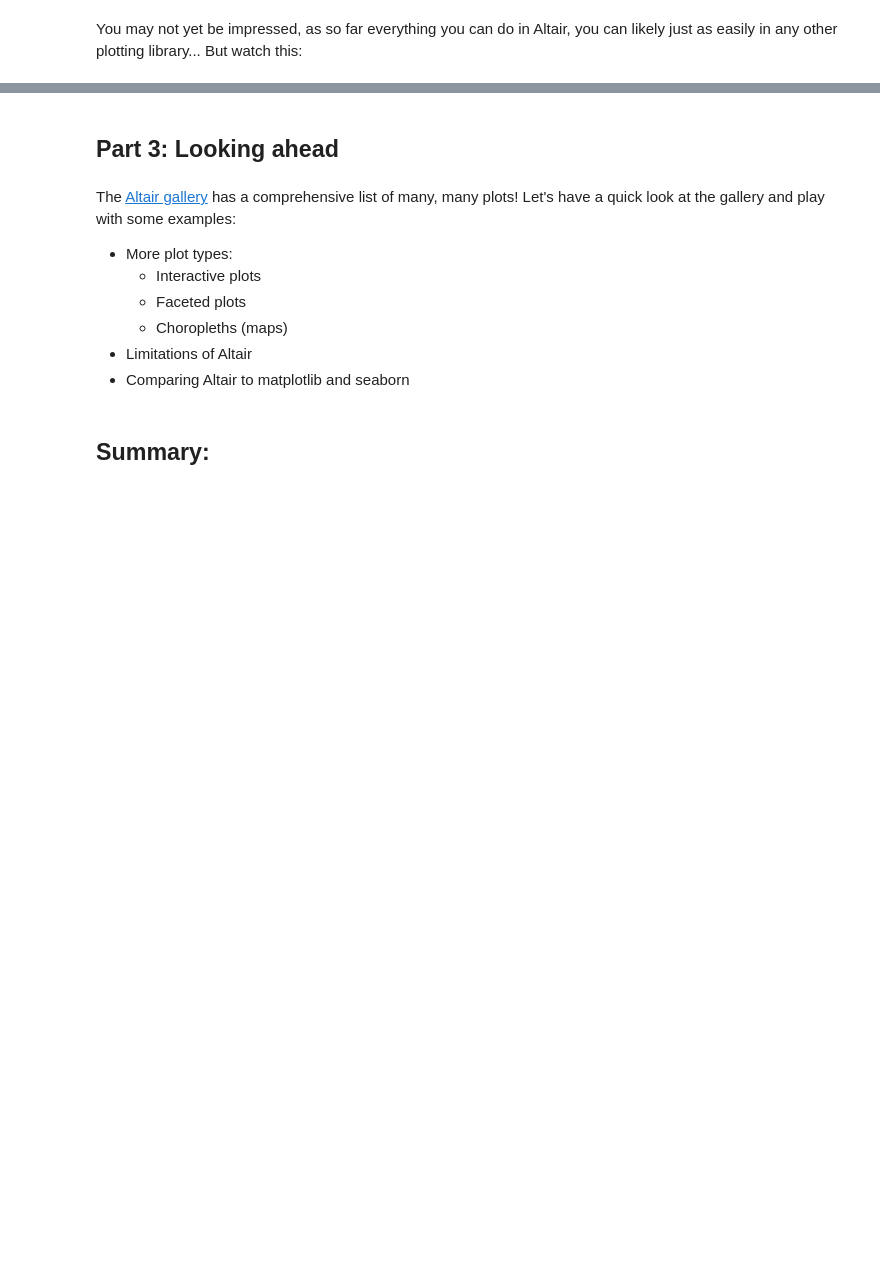
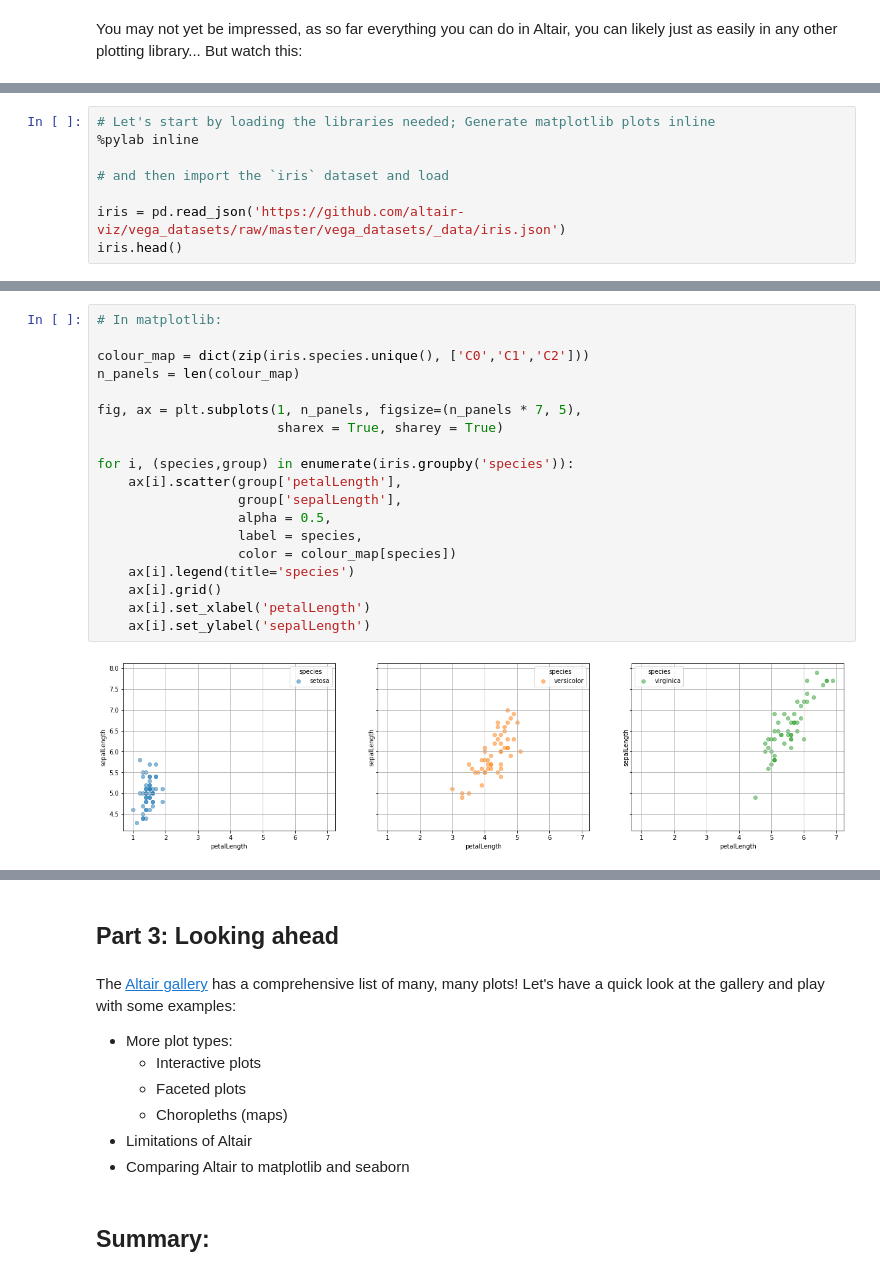
Before and after one commit to firasm/syzygy_demo, a Jupyter notebook: SampleLecture.ipynb, the cells around one changed output, grey strips where cells are left out. Saved outputs shown, nothing was run; the diff lists cells and outputs as text; blank space fills up the shorter version.

```diff
--- a/SampleLecture.ipynb
+++ b/SampleLecture.ipynb
@@ -294,0 +325,8 @@ chart & chart
+# %%
+# Let's start by loading the libraries needed; Generate matplotlib plots inline
+%pylab inline
+
+# and then import the `iris` dataset and load
+
+iris = pd.read_json('https://github.com/altair-viz/vega_datasets/raw/master/vega_datasets/_data/iris.json')
+iris.head()
@@ -294,0 +341,21 @@ chart & chart
+# %%
+# In matplotlib:
+
+colour_map = dict(zip(iris.species.unique(), ['C0','C1','C2']))
+n_panels = len(colour_map)
+
+fig, ax = plt.subplots(1, n_panels, figsize=(n_panels * 7, 5),
+                       sharex = True, sharey = True)
+
+for i, (species,group) in enumerate(iris.groupby('species')):
+    ax[i].scatter(group['petalLength'],
+                  group['sepalLength'],
+                  alpha = 0.5,
+                  label = species,
+                  color = colour_map[species])
+    ax[i].legend(title='species')
+    ax[i].grid()
+    ax[i].set_xlabel('petalLength')
+    ax[i].set_ylabel('sepalLength')
+# %% [output]
+[figure, added]
```
Also changed, not shown: parts of 17 cells of this notebook, 6 other files.
